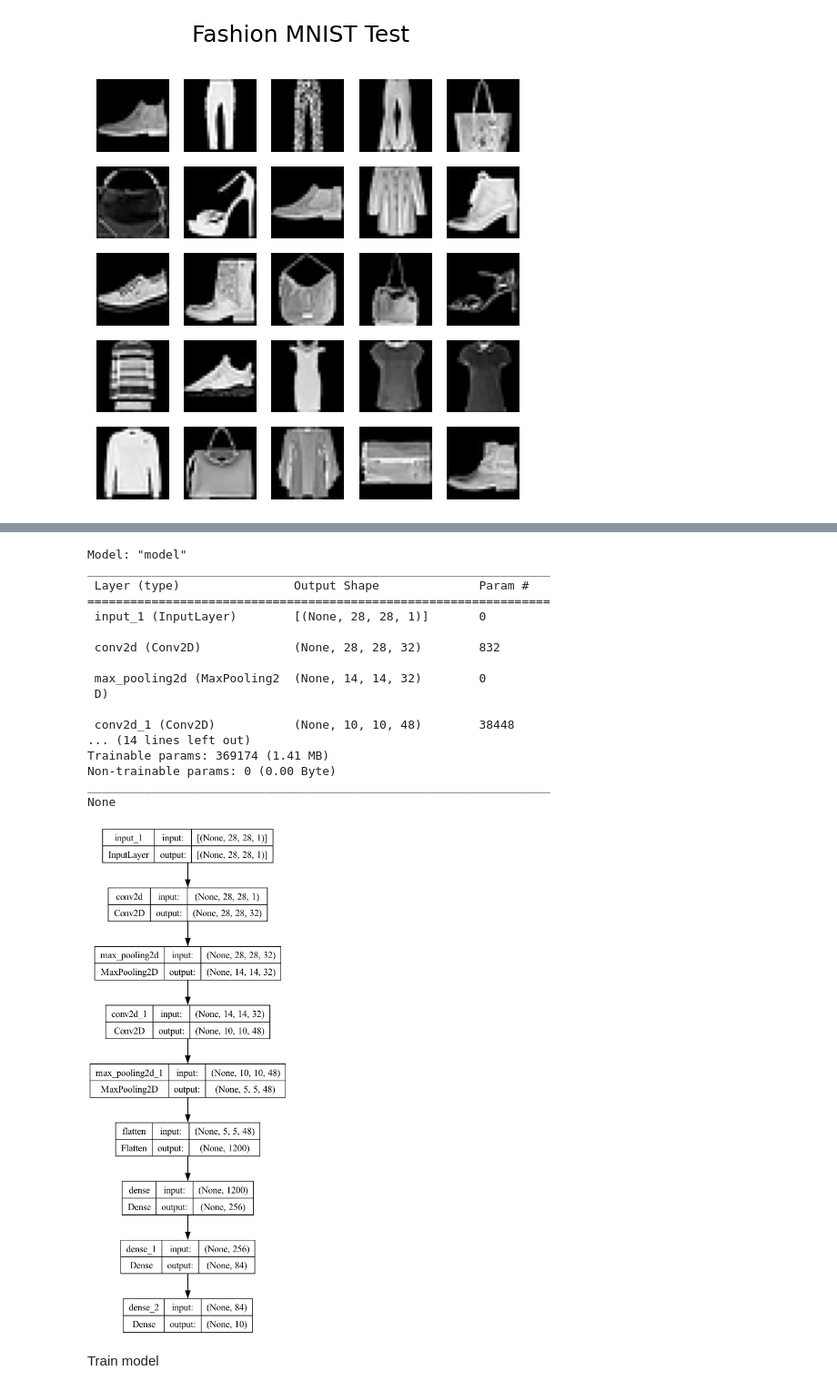
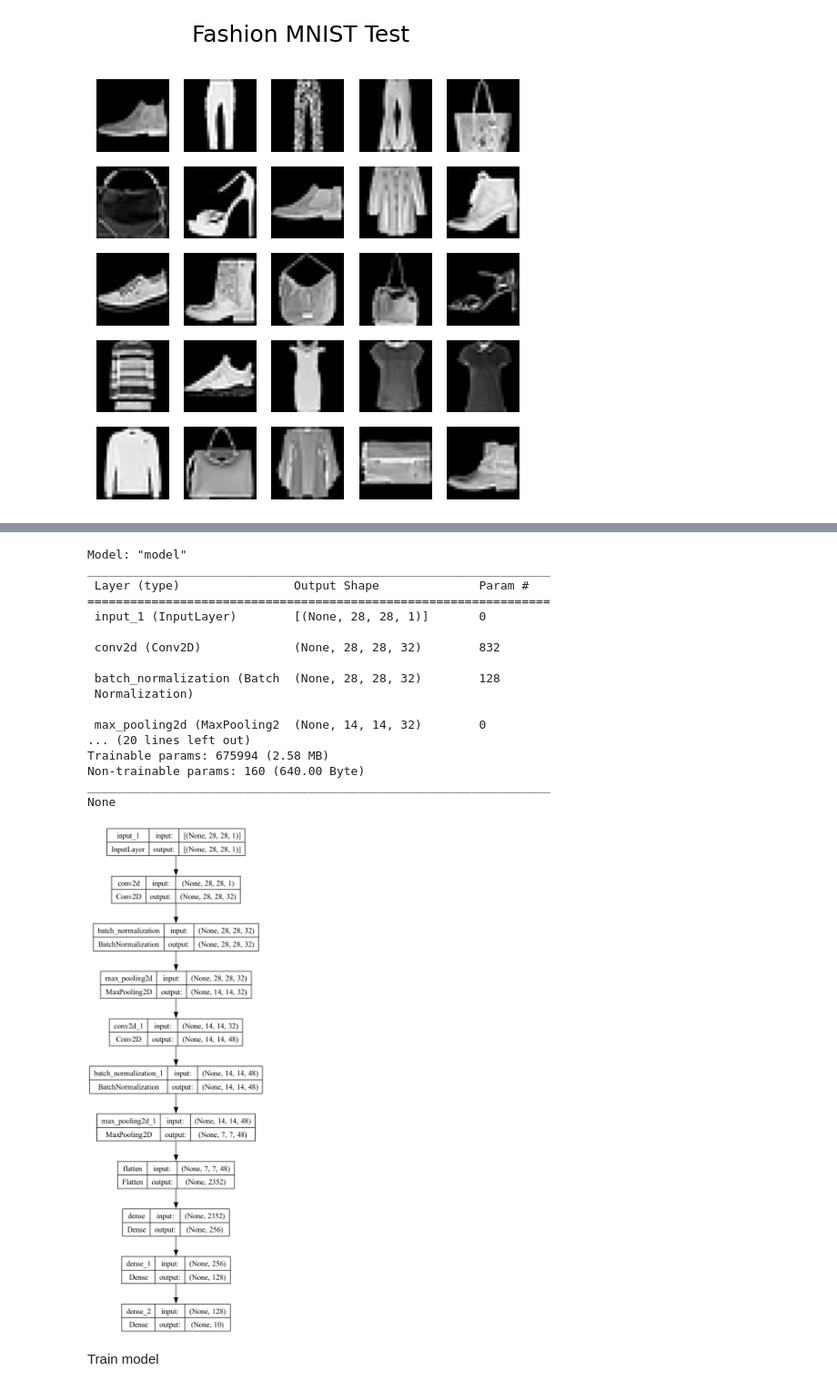
Before and after one commit to ghif/keras-poc, a Jupyter notebook: fashionmnist/conv-classification.ipynb, the cells around one changed output, grey strips where cells are left out. Shown at 91% size. Saved outputs shown, nothing was run; the diff lists cells and outputs as text; code cells hidden in the pictures.

Commit message:
ghifnet

```diff
--- a/fashionmnist/conv-classification.ipynb
+++ b/fashionmnist/conv-classification.ipynb
@@ -107,0 +64,5 @@ _________________________________________________________________
+# %%
+# Build model
+model = M.GhifNet5(num_classes=10, input_shape=(dx1, dx2, 1))
+model.build(input_shape=(None, dx1, dx2, 1))
+model.summary()
@@ -108,26 +87,26 @@ _________________________________________________________________
 # %%
 # Plot model
 inputs = keras.Input(shape=(dx1, dx2, 1))
 model_func = keras.Model(inputs, model.call(inputs))
 print(model_func.summary())
-modelfig_path = os.path.join(MODELDIR, "conv_fashionmnist.png")
+modelfig_path = os.path.join(MODELDIR, "ghifnet5_fashionmnist.png")
 keras.utils.plot_model(model_func, to_file=modelfig_path, show_shapes=True)
 # %% [output]
 Model: "model"
 _________________________________________________________________
  Layer (type)                Output Shape              Param #
 =================================================================
  input_1 (InputLayer)        [(None, 28, 28, 1)]       0
 
  conv2d (Conv2D)             (None, 28, 28, 32)        832
 
+ batch_normalization (Batch  (None, 28, 28, 32)        128
+ Normalization)
+
  max_pooling2d (MaxPooling2  (None, 14, 14, 32)        0
- D)
-
- conv2d_1 (Conv2D)           (None, 10, 10, 48)        38448
-... (14 lines left out)
-Trainable params: 369174 (1.41 MB)
-Non-trainable params: 0 (0.00 Byte)
+... (20 lines left out)
+Trainable params: 675994 (2.58 MB)
+Non-trainable params: 160 (640.00 Byte)
 _________________________________________________________________
 None
-[figure, old version]
+[figure, new version]
```
Also changed, not shown: parts of 6 cells of this notebook, 1 other file.
